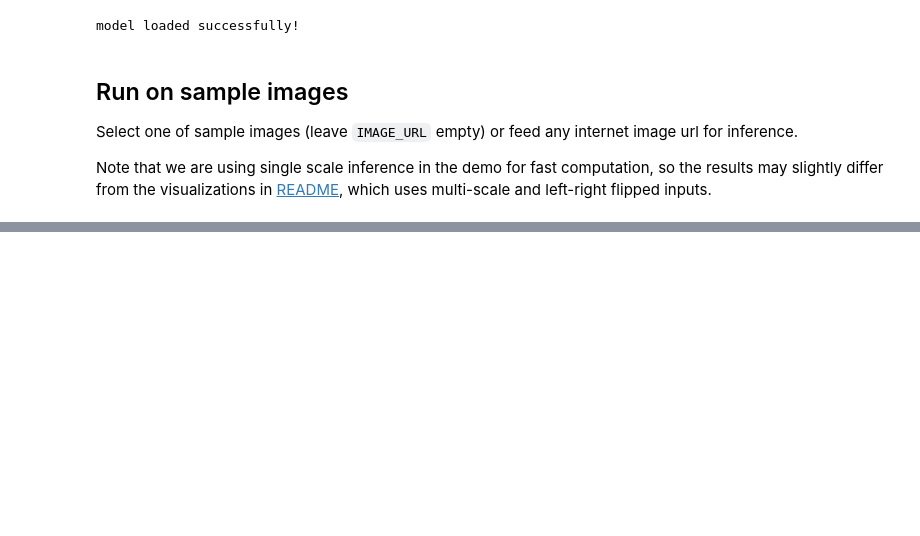
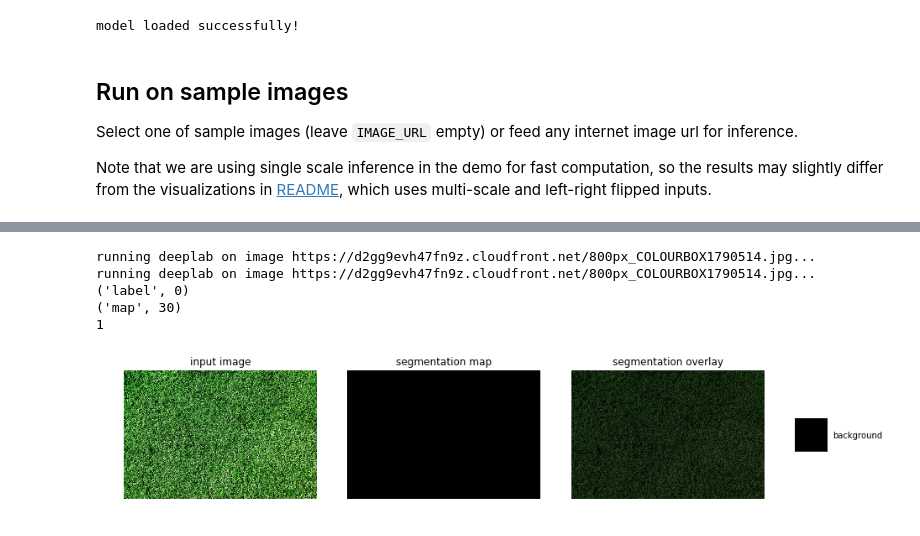
Before and after one commit to chocoluffy/firis, a Jupyter notebook: demo.ipynb, the cells around one changed output, grey strips where cells are left out. Saved outputs shown, nothing was run; the diff lists cells and outputs as text; code cells hidden in the pictures; blank space fills up the shorter version.

```diff
--- a/demo.ipynb
+++ b/demo.ipynb
@@ -195,0 +212,18 @@ running deeplab on image https://1.bp.blogspot.com/-ygj8Bi4JgM4/W6fGAk9hioI/AAAA
+# %%
+image_url = "https://d2gg9evh47fn9z.cloudfront.net/800px_COLOURBOX1790514.jpg"
+f = urllib.request.urlopen(image_url)
+jpeg_str = f.read()
+original_im = Image.open(BytesIO(jpeg_str))
+
+print('running deeplab on image %s...' % image_url)
+resized_im, seg_map = MODEL.run(original_im)
+
+np.unique(seg_map)
+run_visualization(image_url)
+# %% [output]
+running deeplab on image https://d2gg9evh47fn9z.cloudfront.net/800px_COLOURBOX1790514.jpg...
+running deeplab on image https://d2gg9evh47fn9z.cloudfront.net/800px_COLOURBOX1790514.jpg...
+('label', 0)
+('map', 30)
+1
+[figure, added]
```
Also changed, not shown: parts of 2 cells of this notebook, 1 other file.
